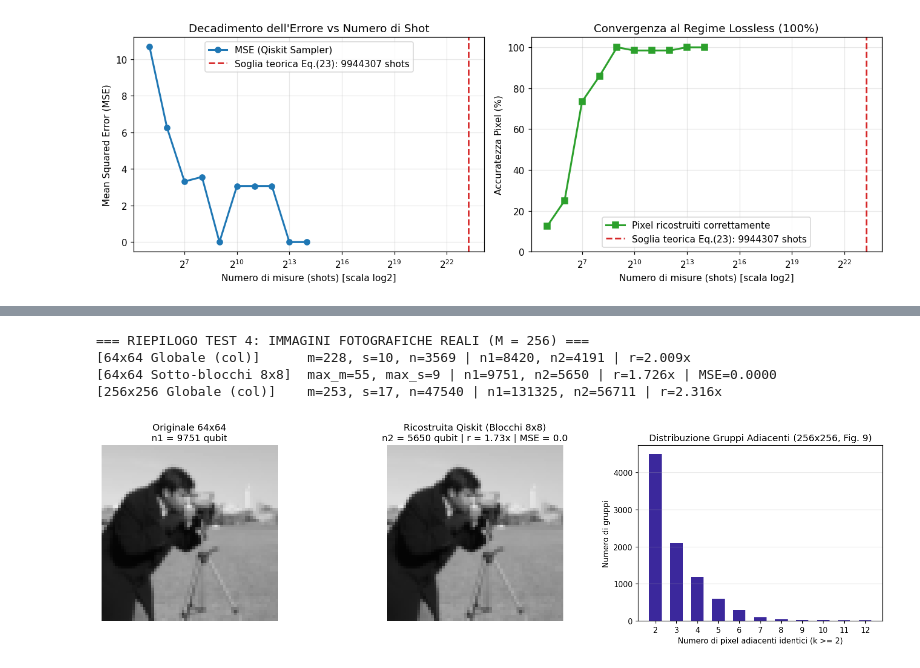
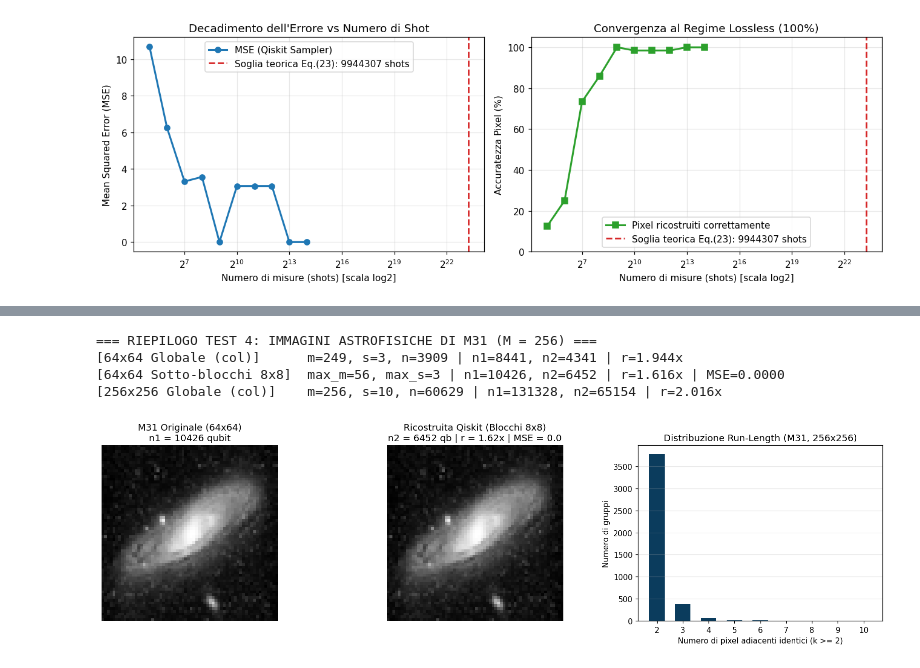
Before and after one commit to Marc0-dev/Qiskit-Fall-Fest-2026-Cunsolo-Salemi, a Jupyter notebook: compressione_immagini_quantistiche_Cunsolo_Salemi.ipynb, the cells around one changed output, grey strips where cells are left out. Saved outputs shown, nothing was run; the diff lists cells and outputs as text; code cells hidden in the pictures.

```diff
--- a/compressione_immagini_quantistiche_Cunsolo_Salemi.ipynb
+++ b/compressione_immagini_quantistiche_Cunsolo_Salemi.ipynb
@@ -872,10 +872,25 @@ Qui ripetiamo lo stesso esperimento sull'immagine fotografica `camera` ($64 \tim
 # %%
-# Carichiamo l'immagine fotografica standard 'camera' (256 livelli di grigio)
-original_camera = data.camera()
-photo_64x64 = (transform.resize(original_camera, (64, 64), anti_aliasing=True) * 255).astype(np.int32)
-photo_256x256 = (transform.resize(original_camera, (256, 256), anti_aliasing=True) * 255).astype(np.int32)
+import requests
+from PIL import Image
+from io import BytesIO
+import numpy as np
+import matplotlib.pyplot as plt
 
-# 1. Compressione globale su 64x64 e 256x256 (scansione per colonne come in Sez. 3.1)
+# Scarichiamo l'immagine astronomica di M31 (Andromeda)
+img_url = "https://www.astronomia.com/wp-content/uploads/2007/06/m31-big.jpg"
+try:
+    response = requests.get(img_url, timeout=15)
+    m31_pil = Image.open(BytesIO(response.content)).convert("L")
+except Exception as e:
+    print(f"Errore nel download dell'immagine di M31: {e}. Utilizzo fallback sintetico.")
+    # Fallback in caso di problemi di rete
+    m31_pil = Image.fromarray((data.coins()).astype(np.uint8))
+
+# Ridimensioniamo l'immagine astronomica per i nostri test quantistici
+photo_64x64 = np.array(m31_pil.resize((64, 64), Image.Resampling.LANCZOS), dtype=np.int32)
+photo_256x256 = np.array(m31_pil.resize((256, 256), Image.Resampling.LANCZOS), dtype=np.int32)
+
+# 1. Compressione globale su 64x64 e 256x256 con scansione per colonne
 global_pkg_64 = compress_image_quantum(
     photo_64x64, palette_size=256, scan_direction="col", build_circuits=False
 )
@@ -902,7 +917,7 @@ for top_row in range(0, 64, subblock_size):
         max_block_run = max(max_block_run, block_pkg["max_consecutive_run"])
         max_block_colors = max(max_block_colors, block_pkg["num_distinct_colors"])
 
-        # Ricostruzione quantistica di ciascun sotto-blocco tramite Qiskit Statevector
+        # Ricostruzione quantistica tramite Qiskit Statevector
         reconstructed_photo_64[
             top_row : top_row + subblock_size, left_col : left_col + subblock_size
         ] = decompress_image_quantum(block_pkg, simulation_backend="statevector")
@@ -910,7 +925,7 @@ for top_row in range(0, 64, subblock_size):
 block_compression_ratio = total_uncompressed_qubits_blocks / total_compressed_qubits_blocks
 block_reconstruction_mse = calculate_mse(photo_64x64, reconstructed_photo_64)
 
-print("=== RIEPILOGO TEST 4: IMMAGINI FOTOGRAFICHE REALI (M = 256) ===")
+print("=== RIEPILOGO TEST 4: IMMAGINI ASTROFISICHE DI M31 (M = 256) ===")
 print(
     f"[64x64 Globale (col)]      m={global_pkg_64['num_distinct_colors']}, "
     f"s={global_pkg_64['max_consecutive_run']}, n={global_pkg_64['num_compressed_entries']} | "
@@ -929,40 +944,40 @@ print(
     f"r={global_pkg_256['compression_ratio']:.3f}x"
 )
 
-# Distribuzione delle lunghezze dei gruppi di pixel adiacenti identici (k >= 2, Fig. 9)
+# Distribuzione delle lunghezze dei gruppi di pixel adiacenti identici (k >= 2)
 adjacent_run_lengths = [
     entry["run_length"]
     for entry in global_pkg_256["compressed_entries"]
     if entry["entry_type"] == "pixel_run" and entry["run_length"] >= 2
 ]
 run_lengths_values, group_counts = np.unique(adjacent_run_lengths, return_counts=True)
 
 fig, axes = plt.subplots(1, 3, figsize=(15, 4.3))
 
 axes[0].imshow(photo_64x64, cmap="gray", vmin=0, vmax=255)
-axes[0].set_title(f"Originale 64x64\nn1 = {total_uncompressed_qubits_blocks} qubit")
+axes[0].set_title(f"M31 Originale (64x64)\nn1 = {total_uncompressed_qubits_blocks} qubit")
 axes[0].axis("off")
 
 axes[1].imshow(reconstructed_photo_64, cmap="gray", vmin=0, vmax=255)
 axes[1].set_title(
     f"Ricostruita Qiskit (Blocchi 8x8)\n"
-    f"n2 = {total_compressed_qubits_blocks} qubit | r = {block_compression_ratio:.2f}x | MSE = {block_reconstruction_mse:.1f}"
+    f"n2 = {total_compressed_qubits_blocks} qb | r = {block_compression_ratio:.2f}x | MSE = {block_reconstruction_mse:.1f}"
 )
 axes[1].axis("off")
 
 display_mask = run_lengths_values <= 12
-axes[2].bar(run_lengths_values[display_mask], group_counts[display_mask], color="#3b289c", width=0.6)
+axes[2].bar(run_lengths_values[display_mask], group_counts[display_mask], color="#0b3c5d", width=0.6)
 axes[2].set_xlabel("Numero di pixel adiacenti identici (k >= 2)")
 axes[2].set_ylabel("Numero di gruppi")
-axes[2].set_title("Distribuzione Gruppi Adiacenti (256x256, Fig. 9)")
+axes[2].set_title("Distribuzione Run-Length (M31, 256x256)")
 axes[2].set_xticks(run_lengths_values[display_mask])
 axes[2].grid(True, axis="y", alpha=0.3)
 
 plt.tight_layout()
 plt.show()
 # %% [output]
-=== RIEPILOGO TEST 4: IMMAGINI FOTOGRAFICHE REALI (M = 256) ===
-[64x64 Globale (col)]      m=228, s=10, n=3569 | n1=8420, n2=4191 | r=2.009x
-[64x64 Sotto-blocchi 8x8]  max_m=55, max_s=9 | n1=9751, n2=5650 | r=1.726x | MSE=0.0000
-[256x256 Globale (col)]    m=253, s=17, n=47540 | n1=131325, n2=56711 | r=2.316x
+=== RIEPILOGO TEST 4: IMMAGINI ASTROFISICHE DI M31 (M = 256) ===
+[64x64 Globale (col)]      m=249, s=3, n=3909 | n1=8441, n2=4341 | r=1.944x
+[64x64 Sotto-blocchi 8x8]  max_m=56, max_s=3 | n1=10426, n2=6452 | r=1.616x | MSE=0.0000
+[256x256 Globale (col)]    m=256, s=10, n=60629 | n1=131328, n2=65154 | r=2.016x
-[figure, old version]
+[figure, new version]
```
Also changed, not shown: parts of 2 cells of this notebook.
